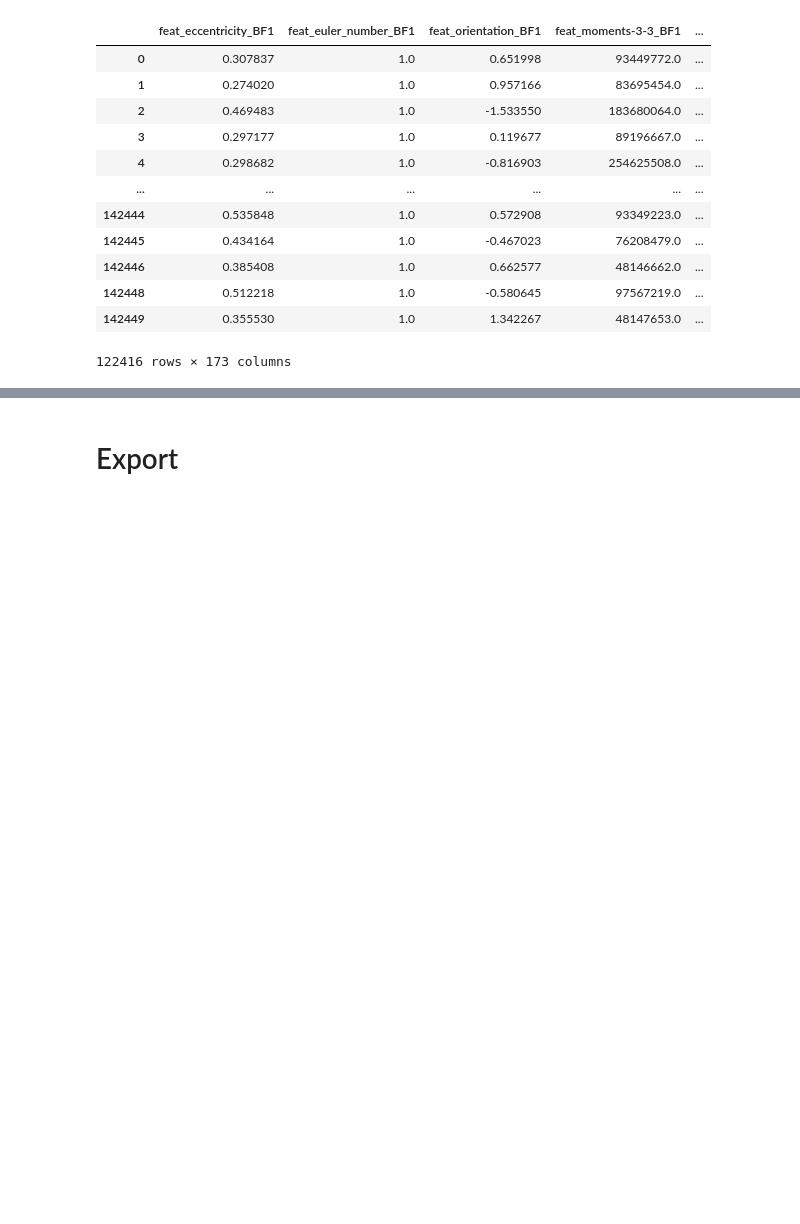
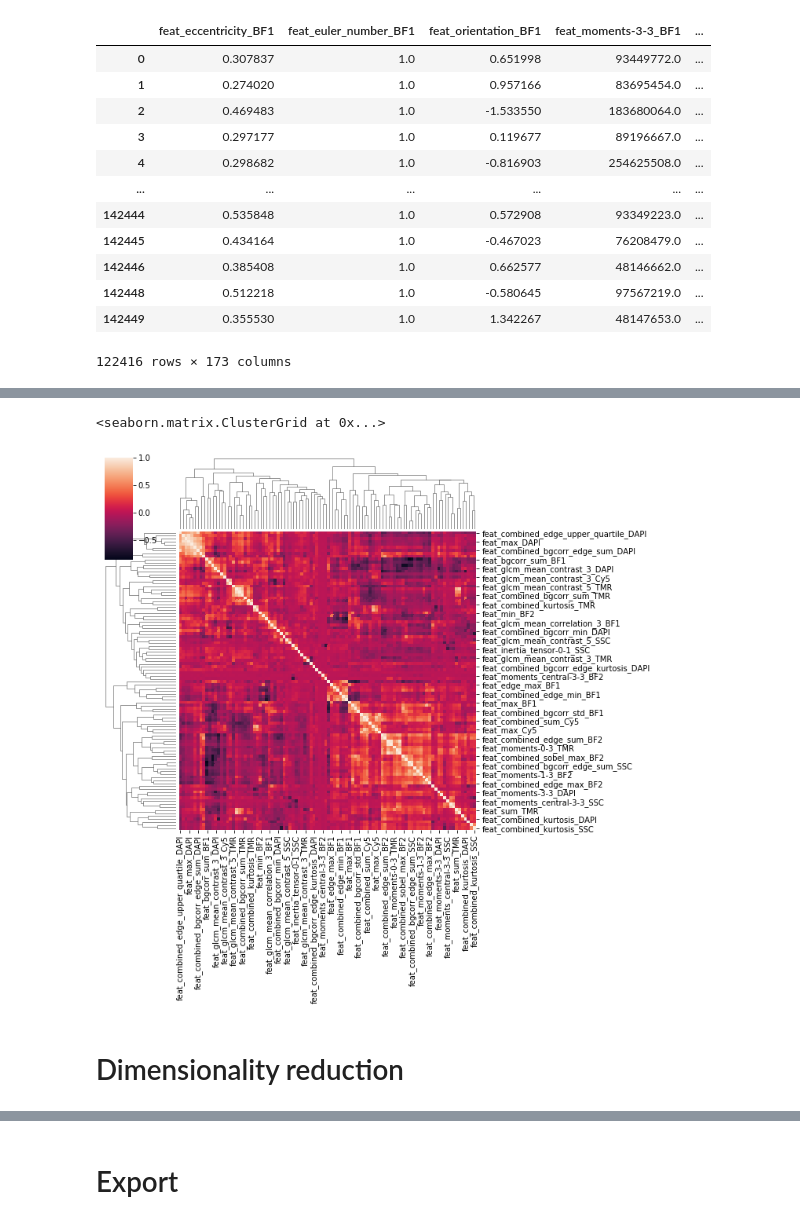
Before and after one commit to harel-coffee/SCIP-use-case-workflows-auto, a Jupyter notebook: notebooks/QC/ehv_quality_control.ipynb, the cells around one changed output, grey strips where cells are left out. Saved outputs shown, nothing was run; the diff lists cells and outputs as text; code cells hidden in the pictures; blank space fills up the shorter version.

```diff
--- a/notebooks/QC/ehv_quality_control.ipynb
+++ b/notebooks/QC/ehv_quality_control.ipynb
@@ -533,3 +443,12 @@ df.filter(regex="feat")
+# %%
+corr2 = df[selected].corr()
+# %%
+seaborn.clustermap(corr2)
+# %% [output]
+<seaborn.matrix.ClusterGrid at 0x...>
+[figure, added]
+# %% [markdown]
+# Dimensionality reduction
 # %%
 from sklearn.decomposition import PCA
 from sklearn.preprocessing import scale
```
Also changed, not shown: parts of 45 cells of this notebook, 1 other file.
